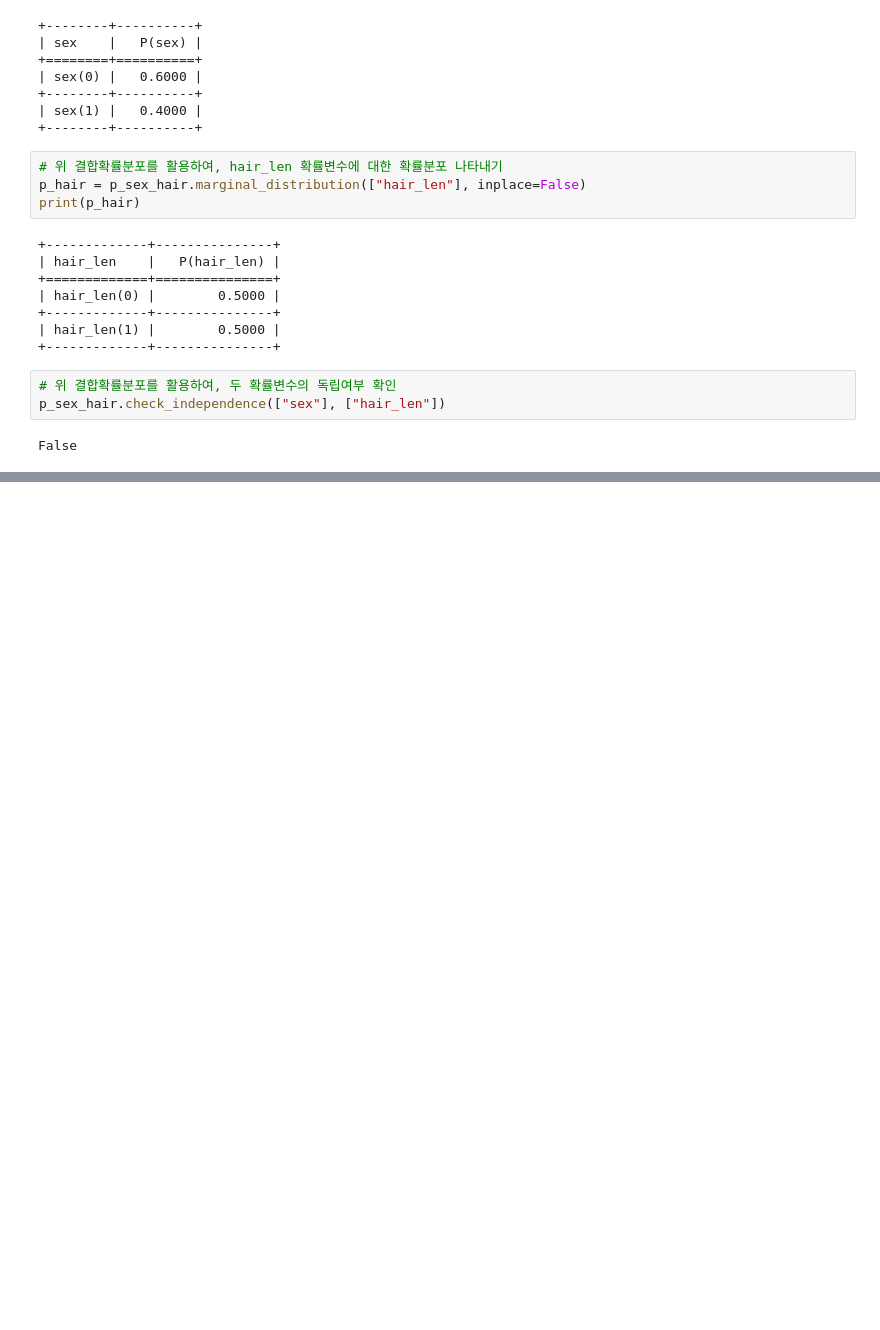
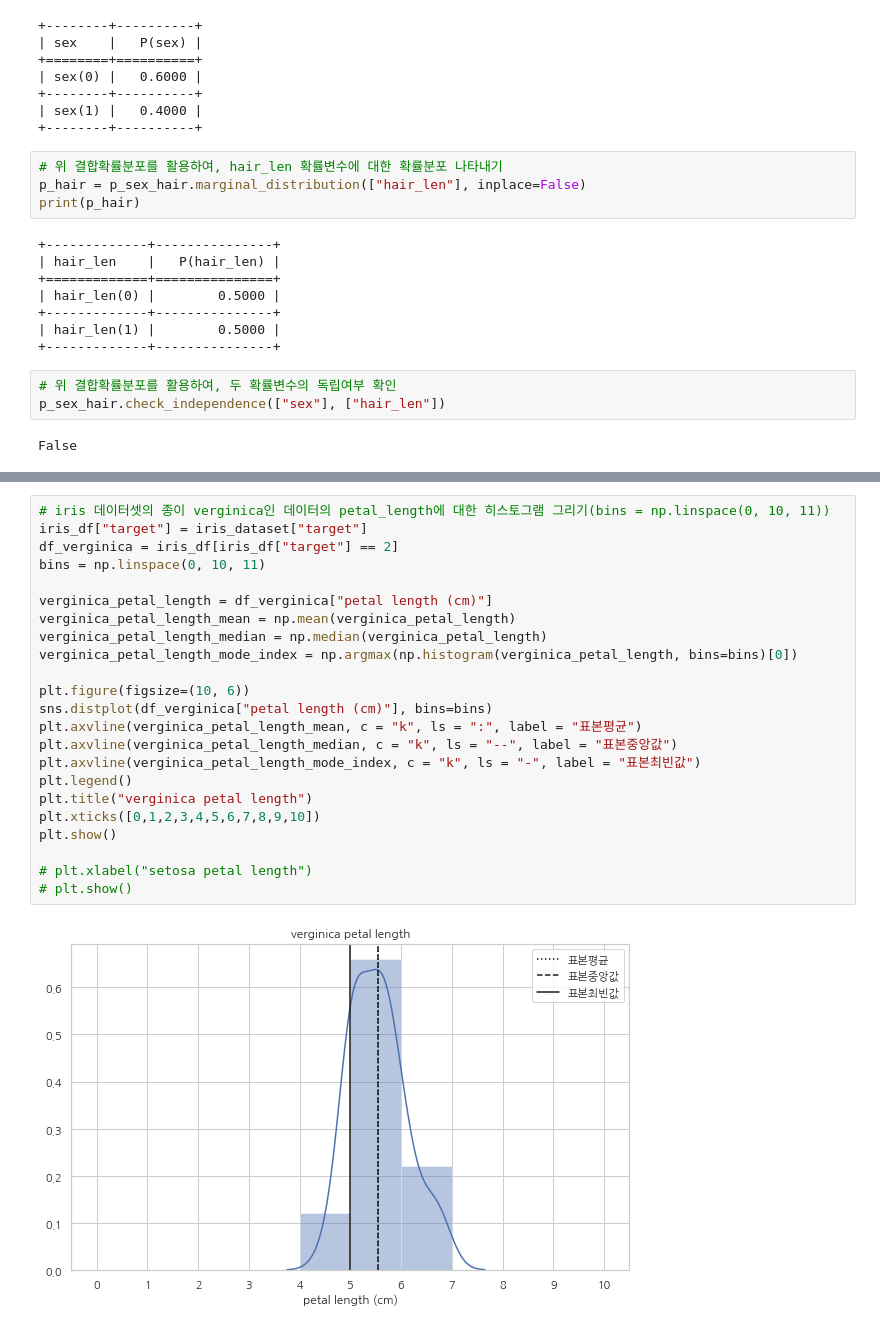
Before and after one commit to wooseok1152/python-data_science_school, a Jupyter notebook: 데이터 사이언스 스쿨 연습장.ipynb, the cells around one changed output, grey strips where cells are left out. Saved outputs shown, nothing was run; the diff lists cells and outputs as text; blank space fills up the shorter version.

```diff
--- a/데이터 사이언스 스쿨 연습장.ipynb
+++ b/데이터 사이언스 스쿨 연습장.ipynb
@@ -2130,0 +2186,25 @@ plt.show()
+# %%
+# iris 데이터셋의 종이 verginica인 데이터의 petal_length에 대한 히스토그램 그리기(bins = np.linspace(0, 10, 11))
+iris_df["target"] = iris_dataset["target"]
+df_verginica = iris_df[iris_df["target"] == 2]
+bins = np.linspace(0, 10, 11)
+
+verginica_petal_length = df_verginica["petal length (cm)"]
+verginica_petal_length_mean = np.mean(verginica_petal_length)
+verginica_petal_length_median = np.median(verginica_petal_length)
+verginica_petal_length_mode_index = np.argmax(np.histogram(verginica_petal_length, bins=bins)[0])
+
+plt.figure(figsize=(10, 6))
+sns.distplot(df_verginica["petal length (cm)"], bins=bins)
+plt.axvline(verginica_petal_length_mean, c = "k", ls = ":", label = "표본평균")
+plt.axvline(verginica_petal_length_median, c = "k", ls = "--", label = "표본중앙값")
+plt.axvline(verginica_petal_length_mode_index, c = "k", ls = "-", label = "표본최빈값")
+plt.legend()
+plt.title("verginica petal length")
+plt.xticks([0,1,2,3,4,5,6,7,8,9,10])
+plt.show()
+
+# plt.xlabel("setosa petal length")
+# plt.show()
+# %% [output]
+[figure, added]
```
Also changed, not shown: parts of 7 cells of this notebook.
